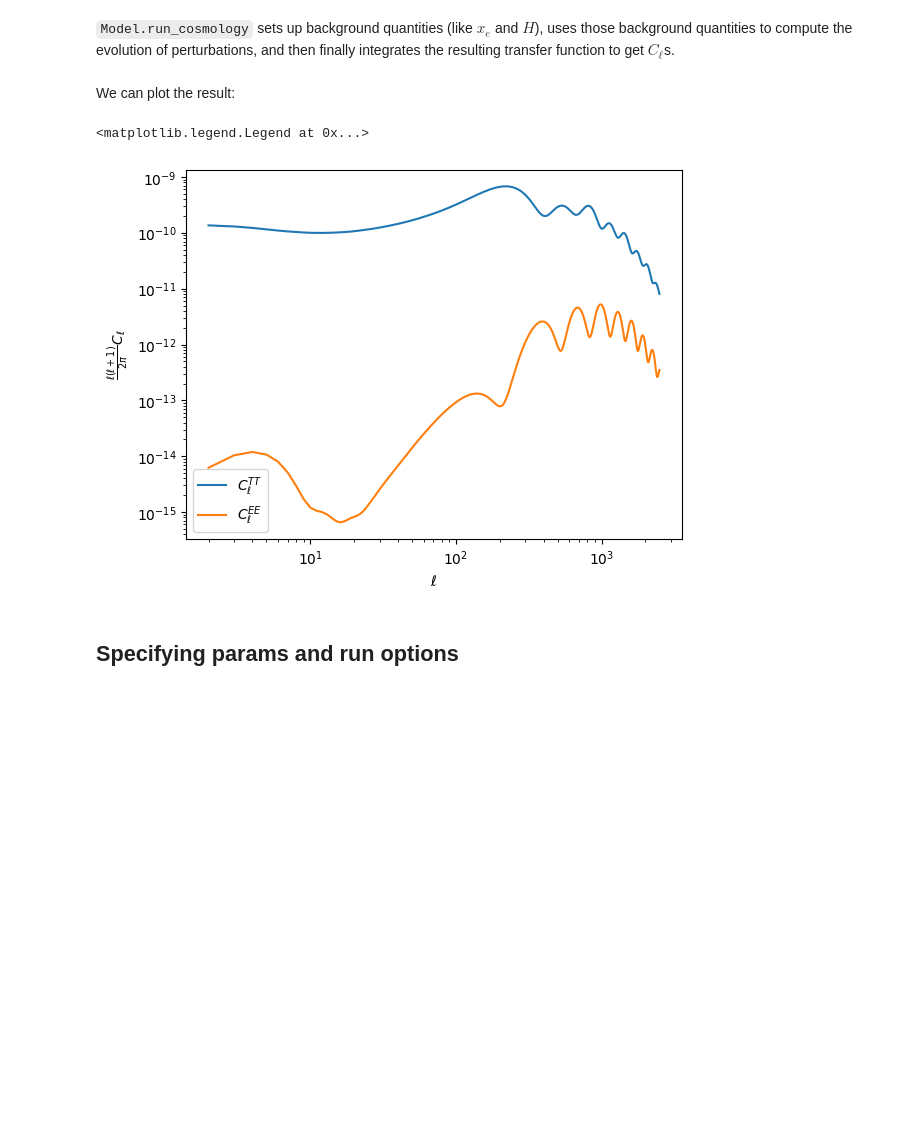
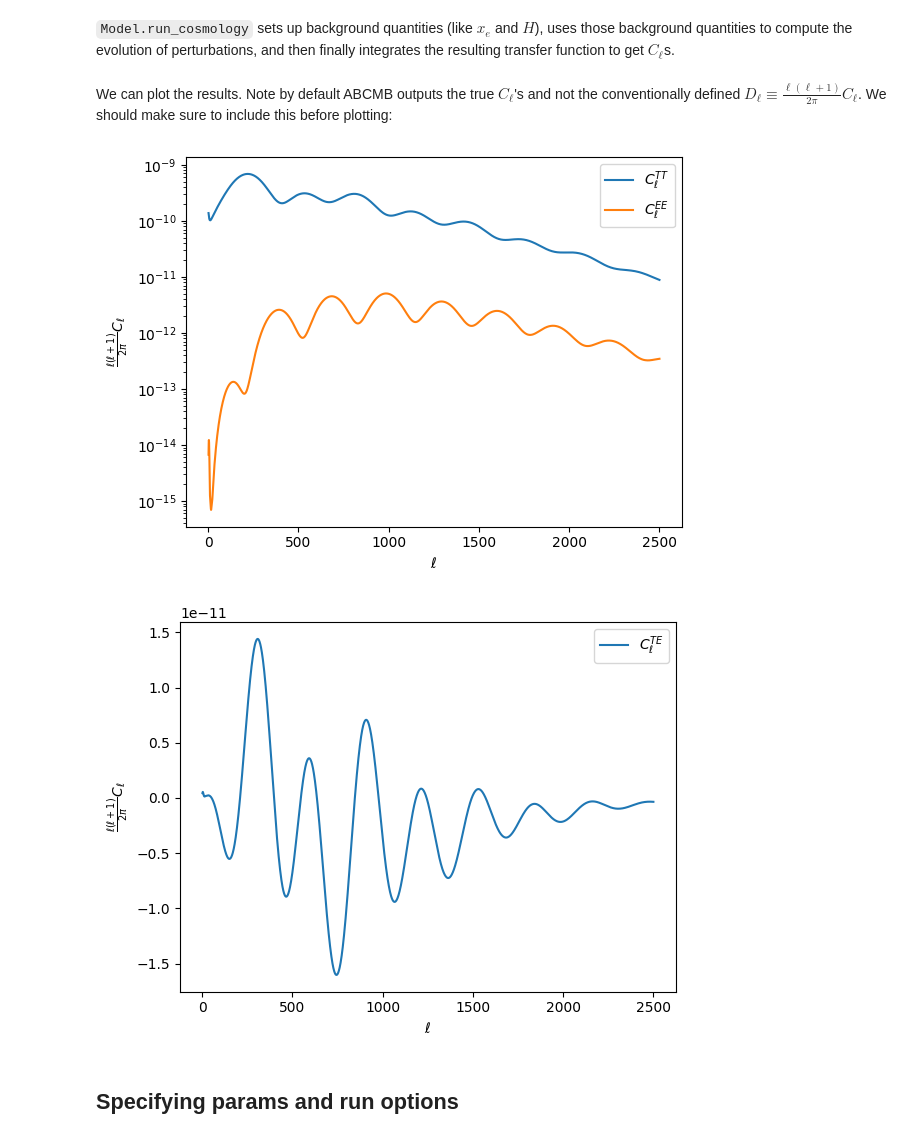
Before and after one commit to cgiovanetti/ABCMB-k, a Jupyter notebook: example_notebooks/ABCMB_basics.ipynb, the cells around one changed output. Saved outputs shown, nothing was run; the diff lists cells and outputs as text; code cells hidden in the pictures; blank space fills up the shorter version.

```diff
--- a/example_notebooks/ABCMB_basics.ipynb
+++ b/example_notebooks/ABCMB_basics.ipynb
@@ -19,5 +23,11 @@ ABCMB is object-oriented, with most calculations running through an instance of
 # %%
-model = Model(ellmin=2, ellmax=2500, lensing=False)
+specs = {
+    "l_min" : 2,
+    "l_max" : 2500, # Will output at all integer l's between l_min and l_max (both inclusive).
+    "lensing" : True
+}
+
+model = Model(specs)
 # %% [markdown]
 Once initialized, our instance of `Model` can be used for calculations.  It expects a dictionary of parameters when called; for now we'll specify an empty dictionary to run with the default options.
 # %%
@@ -25,21 +35,30 @@ params = {}
 # %% [markdown]
 `Model.run_cosmology` sets up background quantities (like $x_e$ and $H$), uses those background quantities to compute the evolution of perturbations, and then finally integrates the resulting transfer function to get $C_{\ell}$s.
 # %%
-ABC_ell, ABC_Cls = model.run_cosmology(params)
+ABC_Cls, ABC_ell = model.run_cosmology(params)
 ABC_tt = ABC_Cls[0]
 ABC_te = ABC_Cls[1]
 ABC_ee = ABC_Cls[2]
 # %% [markdown]
-We can plot the result:
+We can plot the results. Note by default ABCMB outputs the true $C_{\ell}$'s and not the conventionally defined $D_{\ell} \equiv \frac{\ell(\ell+1)}{2\pi}C_{\ell}$. We should make sure to include this before plotting:
 # %%
-plt.loglog(ABC_ell, ABC_ell * (ABC_ell+1)/(2 * jnp.pi) * ABC_tt,label=r'$C_{\ell}^{TT}$')
-plt.loglog(ABC_ell, ABC_ell * (ABC_ell+1)/(2 * jnp.pi) * ABC_ee,label=r'$C_{\ell}^{EE}$')
+plt.plot(ABC_ell, ABC_ell * (ABC_ell+1)/(2 * jnp.pi) * ABC_tt,label=r'$C_{\ell}^{TT}$')
+plt.plot(ABC_ell, ABC_ell * (ABC_ell+1)/(2 * jnp.pi) * ABC_ee,label=r'$C_{\ell}^{EE}$')
 plt.xlabel(r'$\ell$')
 plt.ylabel(r'$\frac{\ell(\ell + 1)}{2\pi} C_{\ell}$')
+plt.yscale("log")
 plt.legend()
+plt.show()
+
+plt.plot(ABC_ell, ABC_ell * (ABC_ell+1)/(2 * jnp.pi) * ABC_te,label=r'$C_{\ell}^{TE}$')
+plt.xlabel(r'$\ell$')
+plt.ylabel(r'$\frac{\ell(\ell + 1)}{2\pi} C_{\ell}$')
+#plt.yscale("log")
+plt.legend()
+plt.show()
 # %% [output]
-<matplotlib.legend.Legend at 0x...>
-[figure, old version]
+[figure, new version]
+[figure, added]
 # %% [markdown]
 ## Specifying params and run options
 # %% [markdown]
```
Also changed, not shown: parts of 7 cells of this notebook, 3 other files.
